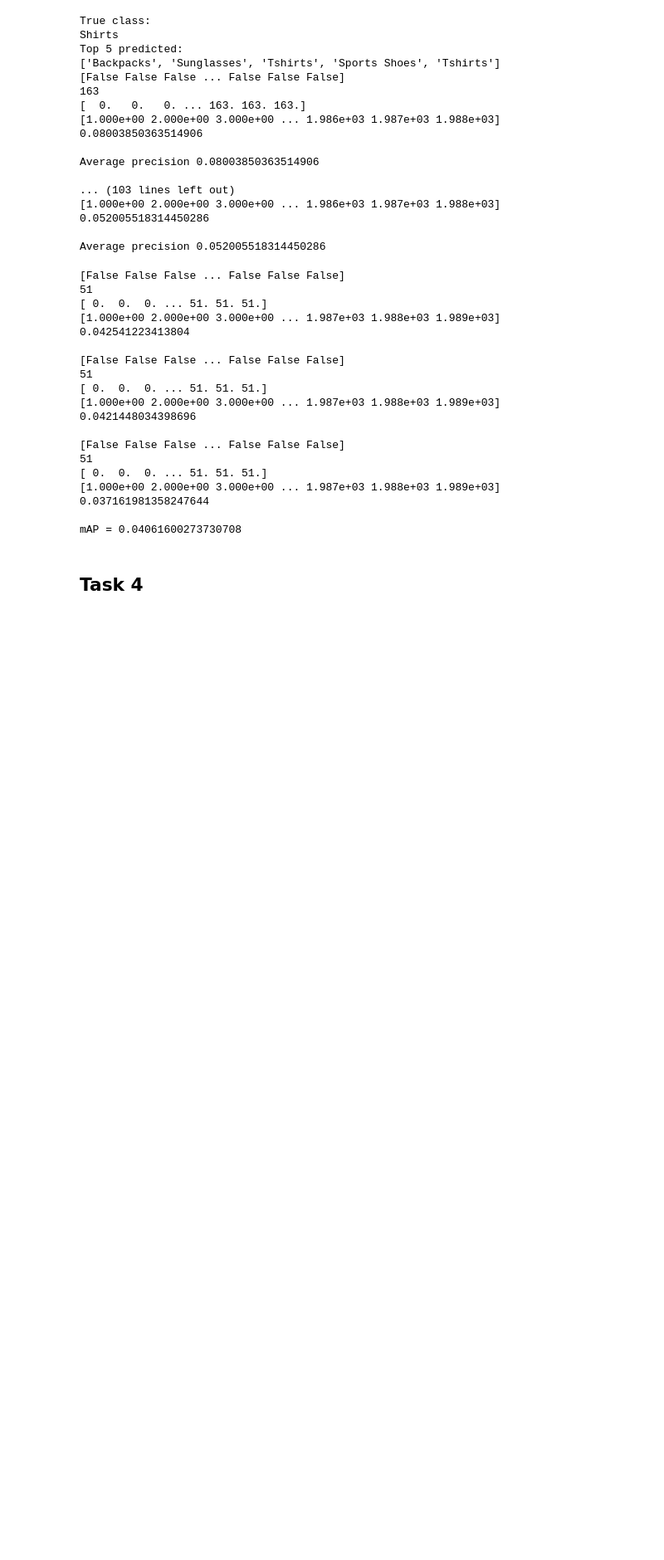
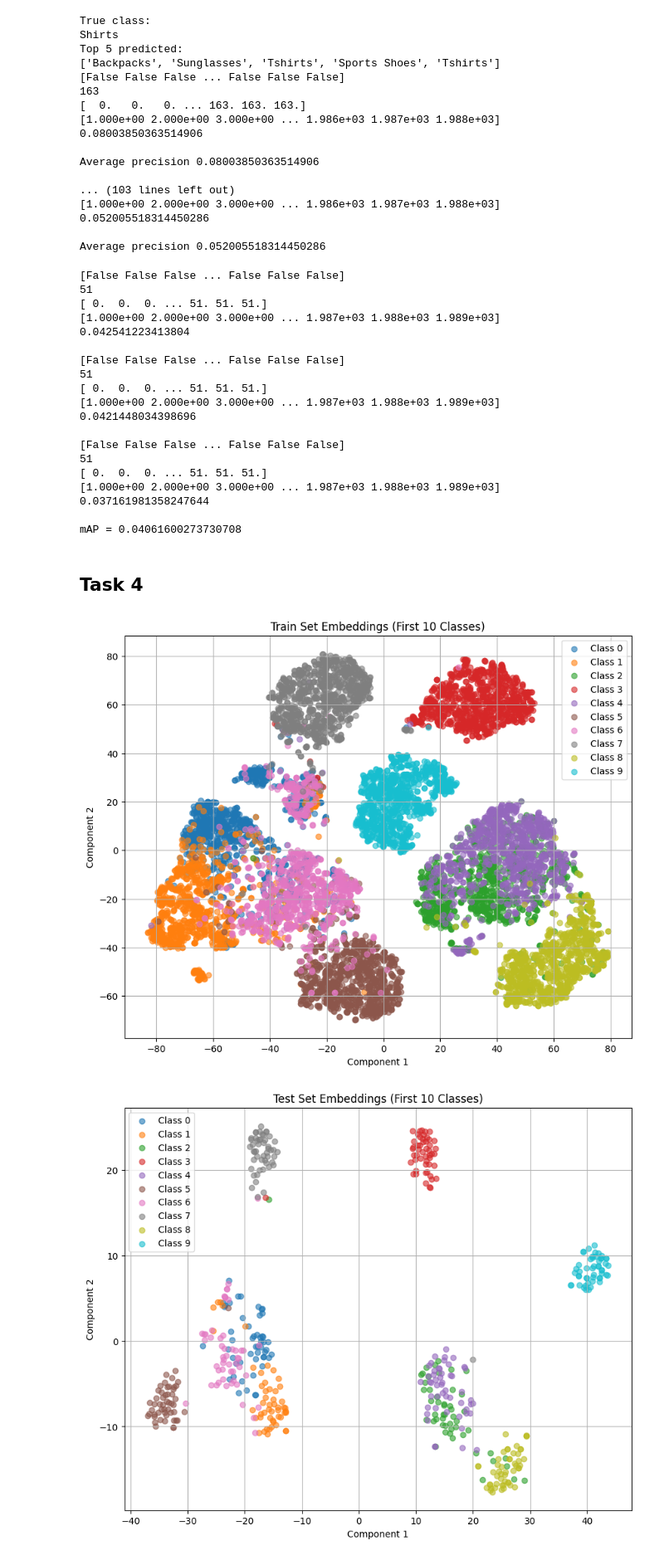
Before and after one commit to gabry1242/Deeplearning_project, a Jupyter notebook: ass1_skeleton.ipynb, the cells around one changed output. Shown at 83% size. Saved outputs shown, nothing was run; the diff lists cells and outputs as text; code cells hidden in the pictures; blank space fills up the shorter version.

```diff
--- a/ass1_skeleton.ipynb
+++ b/ass1_skeleton.ipynb
@@ -728,0 +779,46 @@ mAP = 0.04061600273730708
+# %%
+# your solution
+# datasets: first 10 classes of train_dataset and main_test_dataset
+
+def filter_first_n_classes(embeddings, labels, n=10):
+    mask = labels < n
+    return embeddings[mask], labels[mask]
+
+n_classes_to_plot = 10
+embeddings_train_10, labels_train_10 = filter_first_n_classes(embeddings2, labels2, n_classes_to_plot)
+embeddings_test_10, labels_test_10 = filter_first_n_classes(embeddings1, labels1, n_classes_to_plot)
+# %%
+from sklearn.manifold import TSNE
+from sklearn.decomposition import PCA
+
+def reduce_dimensions(embeddings, method='tsne'):
+    if method == 'tsne':
+        reducer = TSNE(n_components=2, perplexity=30, n_iter=1000, random_state=42)
+    elif method == 'pca':
+        reducer = PCA(n_components=2)
+    else:
+        raise ValueError("Unsupported method: choose 'tsne' or 'pca'")
+    return reducer.fit_transform(embeddings)
+
+reduced_train_2d = reduce_dimensions(embeddings_train_10.numpy(), method='tsne')
+reduced_test_2d = reduce_dimensions(embeddings_test_10.numpy(), method='tsne')
+# %%
+import matplotlib.pyplot as plt
+
+def plot_embeddings(reduced_embeddings, labels, title):
+    plt.figure(figsize=(10, 8))
+    for label in range(10):
+        idx = labels == label
+        plt.scatter(reduced_embeddings[idx, 0], reduced_embeddings[idx, 1], label=f'Class {label}', alpha=0.6)
+    plt.legend()
+    plt.title(title)
+    plt.xlabel("Component 1")
+    plt.ylabel("Component 2")
+    plt.grid(True)
+    plt.show()
+
+plot_embeddings(reduced_train_2d, labels_train_10.numpy(), title='Train Set Embeddings (First 10 Classes)')
+plot_embeddings(reduced_test_2d, labels_test_10.numpy(), title='Test Set Embeddings (First 10 Classes)')
+# %% [output]
+[figure, added]
+[figure, added]
```
Also changed, not shown: parts of 8 cells of this notebook, 1 other file.
